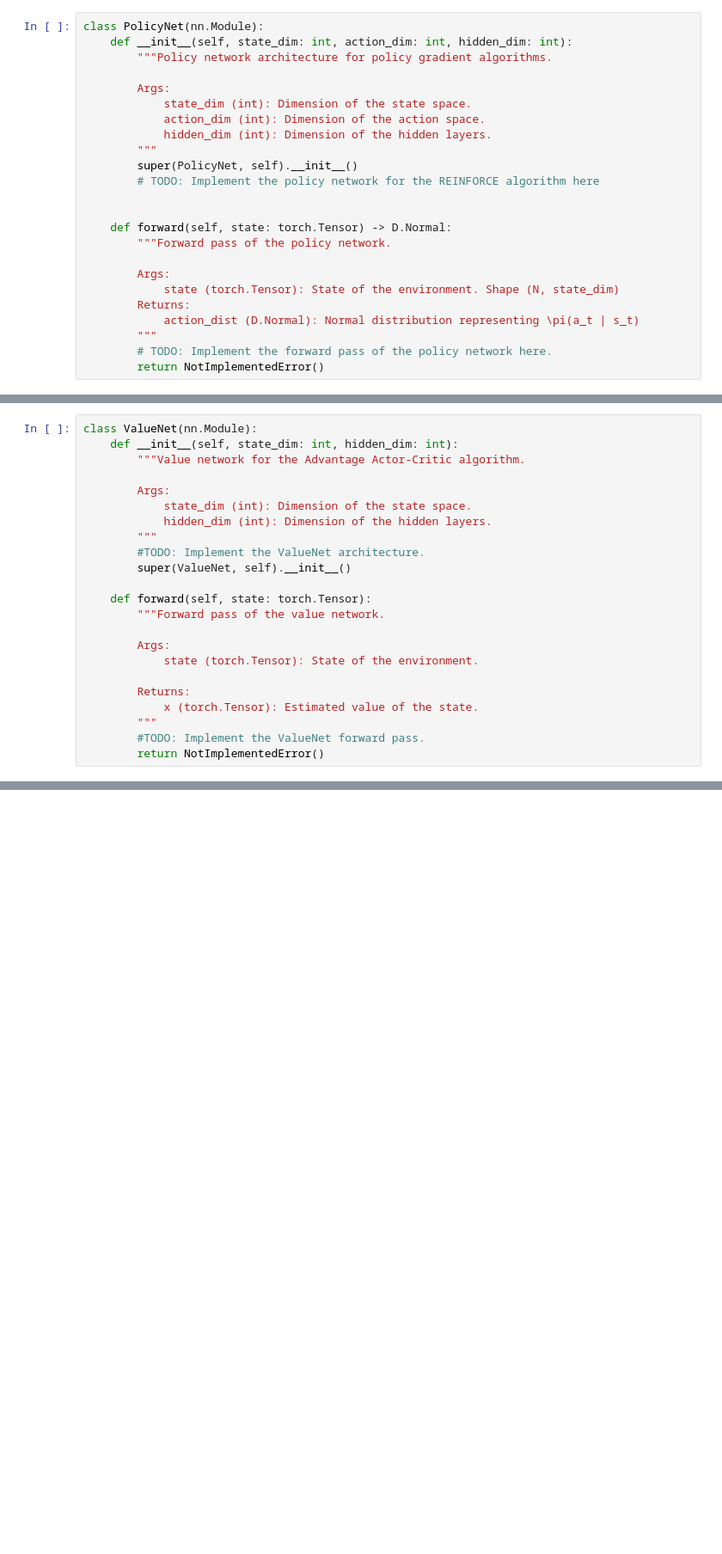
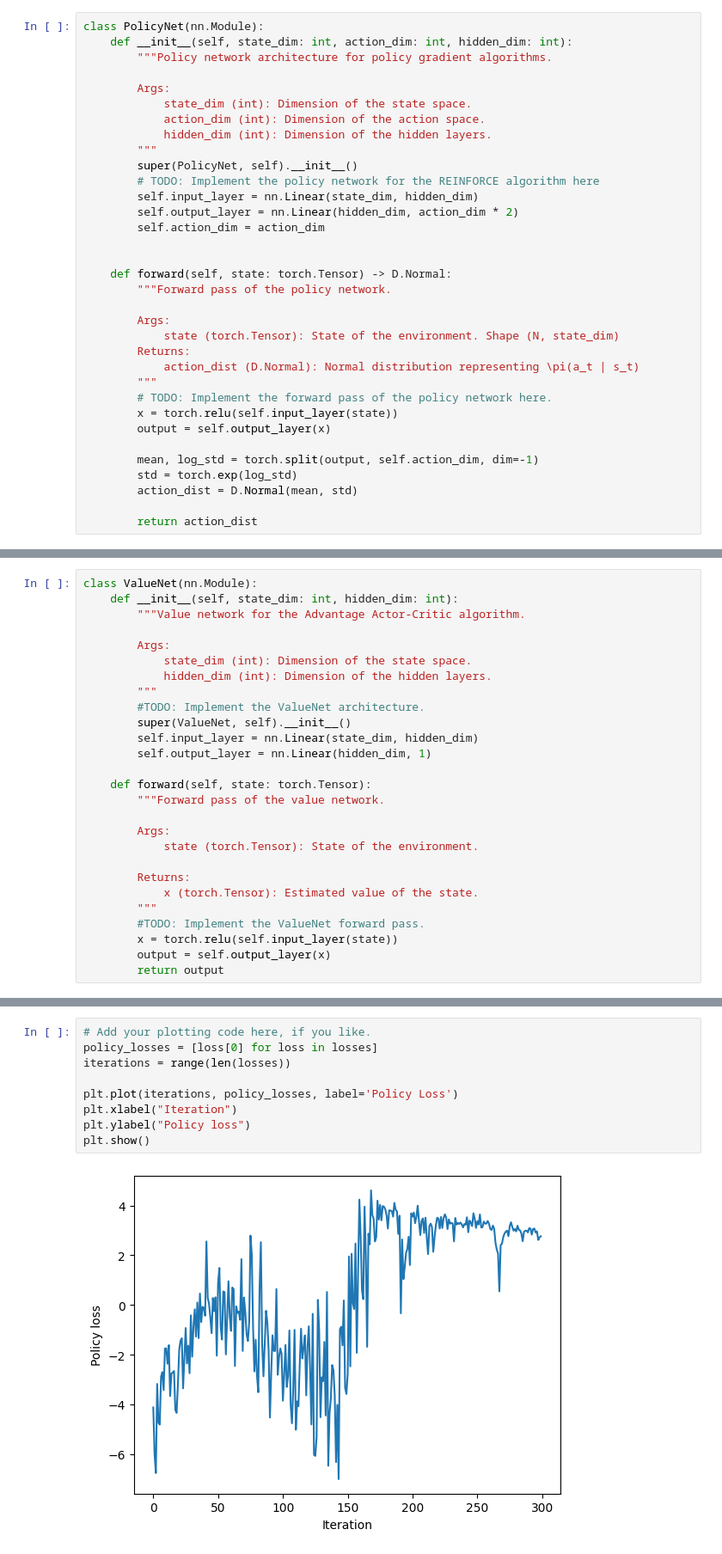
Before and after one commit to tzuyunhsu/robot-learning, a Jupyter notebook: assignments/A3/CS4756_SP25_A3_Student.ipynb, the cells around one changed output, grey strips where cells are left out. Shown at 86% size. Saved outputs shown, nothing was run; the diff lists cells and outputs as text; blank space fills up the shorter version.

```diff
--- a/assignments/A3/CS4756_SP25_A3_Student.ipynb
+++ b/assignments/A3/CS4756_SP25_A3_Student.ipynb
@@ -209,6 +229,9 @@ class PolicyNet(nn.Module):
         """
         super(PolicyNet, self).__init__()
         # TODO: Implement the policy network for the REINFORCE algorithm here
+        self.input_layer = nn.Linear(state_dim, hidden_dim)
+        self.output_layer = nn.Linear(hidden_dim, action_dim * 2)
+        self.action_dim = action_dim
 
 
     def forward(self, state: torch.Tensor) -> D.Normal:
@@ -220,7 +243,14 @@ class PolicyNet(nn.Module):
             action_dist (D.Normal): Normal distribution representing \pi(a_t | s_t)
         """
         # TODO: Implement the forward pass of the policy network here.
-        return NotImplementedError()
+        x = torch.relu(self.input_layer(state))
+        output = self.output_layer(x)
+
+        mean, log_std = torch.split(output, self.action_dim, dim=-1)
+        std = torch.exp(log_std)
+        action_dist = D.Normal(mean, std)
+
+        return action_dist
 # %% [markdown]
 ## **Notes about Fetch Reach Environment**
 The environment uses a Fetch Robot, which is a 7-DoF Mobile Manipulator.
@@ -404,6 +448,8 @@ class ValueNet(nn.Module):
         """
         #TODO: Implement the ValueNet architecture.
         super(ValueNet, self).__init__()
+        self.input_layer = nn.Linear(state_dim, hidden_dim)
+        self.output_layer = nn.Linear(hidden_dim, 1)
 
     def forward(self, state: torch.Tensor):
         """Forward pass of the value network.
@@ -415,7 +461,9 @@ class ValueNet(nn.Module):
             x (torch.Tensor): Estimated value of the state.
         """
         #TODO: Implement the ValueNet forward pass.
-        return NotImplementedError()
+        x = torch.relu(self.input_layer(state))
+        output = self.output_layer(x)
+        return output
 # %% [markdown]
 ### `ActorCriticPolicyGradient` class
 
@@ -545,0 +683,11 @@ visualize(env, algorithm=a2c, video_name="a2c")
+# %%
+# Add your plotting code here, if you like.
+policy_losses = [loss[0] for loss in losses]
+iterations = range(len(losses))
+
+plt.plot(iterations, policy_losses, label='Policy Loss')
+plt.xlabel("Iteration")
+plt.ylabel("Policy loss")
+plt.show()
+# %% [output]
+[figure, added]
```
Also changed, not shown: parts of 11 cells of this notebook.
